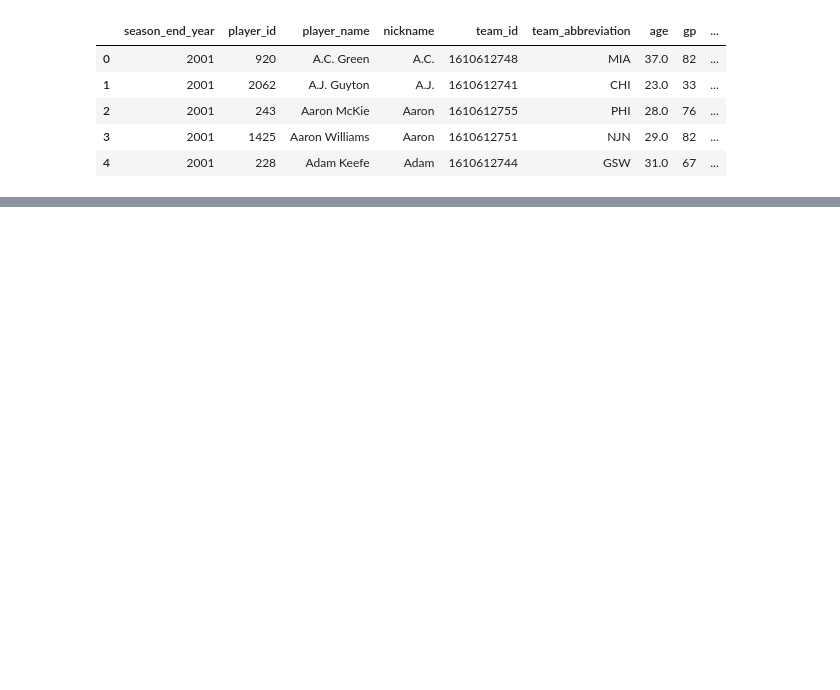
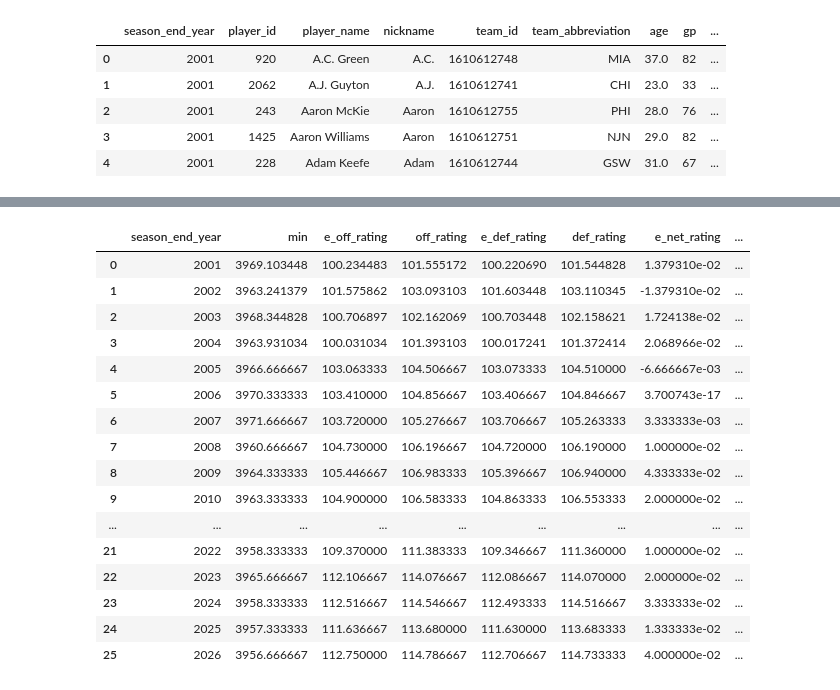
Before and after one commit to tmcewen66/basketball-analytics, a Jupyter notebook: brdatanb.ipynb, the cells around one changed output, grey strips where cells are left out. Cells and saved outputs as stored; diff of their text form; code cells hidden in the pictures; blank space fills up the shorter version.

```diff
--- a/brdatanb.ipynb
+++ b/brdatanb.ipynb
@@ -132,0 +176,26 @@ league_avg_ts_df
+# %%
+conn = sqlite3.connect('nba_stats.db')
+
+query = 'SELECT * FROM nba_advanced_averages'
+
+team_advanced_averages_df = pd.read_sql_query(query, conn)
+conn.close()
+team_advanced_averages_df
+# %% [output]
+|  | season_end_year | min | e_off_rating | off_rating | e_def_rating | def_rating | e_net_rating | ... |
+| 0 | 2001 | 3969.103448 | 100.234483 | 101.555172 | 100.220690 | 101.544828 | 1.379310e-02 | ... |
+| 1 | 2002 | 3963.241379 | 101.575862 | 103.093103 | 101.603448 | 103.110345 | -1.379310e-02 | ... |
+| 2 | 2003 | 3968.344828 | 100.706897 | 102.162069 | 100.703448 | 102.158621 | 1.724138e-02 | ... |
+| 3 | 2004 | 3963.931034 | 100.031034 | 101.393103 | 100.017241 | 101.372414 | 2.068966e-02 | ... |
+| 4 | 2005 | 3966.666667 | 103.063333 | 104.506667 | 103.073333 | 104.510000 | -6.666667e-03 | ... |
+| 5 | 2006 | 3970.333333 | 103.410000 | 104.856667 | 103.406667 | 104.846667 | 3.700743e-17 | ... |
+| 6 | 2007 | 3971.666667 | 103.720000 | 105.276667 | 103.706667 | 105.263333 | 3.333333e-03 | ... |
+| 7 | 2008 | 3960.666667 | 104.730000 | 106.196667 | 104.720000 | 106.190000 | 1.000000e-02 | ... |
+| 8 | 2009 | 3964.333333 | 105.446667 | 106.983333 | 105.396667 | 106.940000 | 4.333333e-02 | ... |
+| 9 | 2010 | 3963.333333 | 104.900000 | 106.583333 | 104.863333 | 106.553333 | 2.000000e-02 | ... |
+| ... | ... | ... | ... | ... | ... | ... | ... | ... |
+| 21 | 2022 | 3958.333333 | 109.370000 | 111.383333 | 109.346667 | 111.360000 | 1.000000e-02 | ... |
+| 22 | 2023 | 3965.666667 | 112.106667 | 114.076667 | 112.086667 | 114.070000 | 2.000000e-02 | ... |
+| 23 | 2024 | 3958.333333 | 112.516667 | 114.546667 | 112.493333 | 114.516667 | 3.333333e-02 | ... |
+| 24 | 2025 | 3957.333333 | 111.636667 | 113.680000 | 111.630000 | 113.683333 | 1.333333e-02 | ... |
+| 25 | 2026 | 3956.666667 | 112.750000 | 114.786667 | 112.706667 | 114.733333 | 4.000000e-02 | ... |
```
Also changed, not shown: parts of 8 cells of this notebook, 1 other file.
